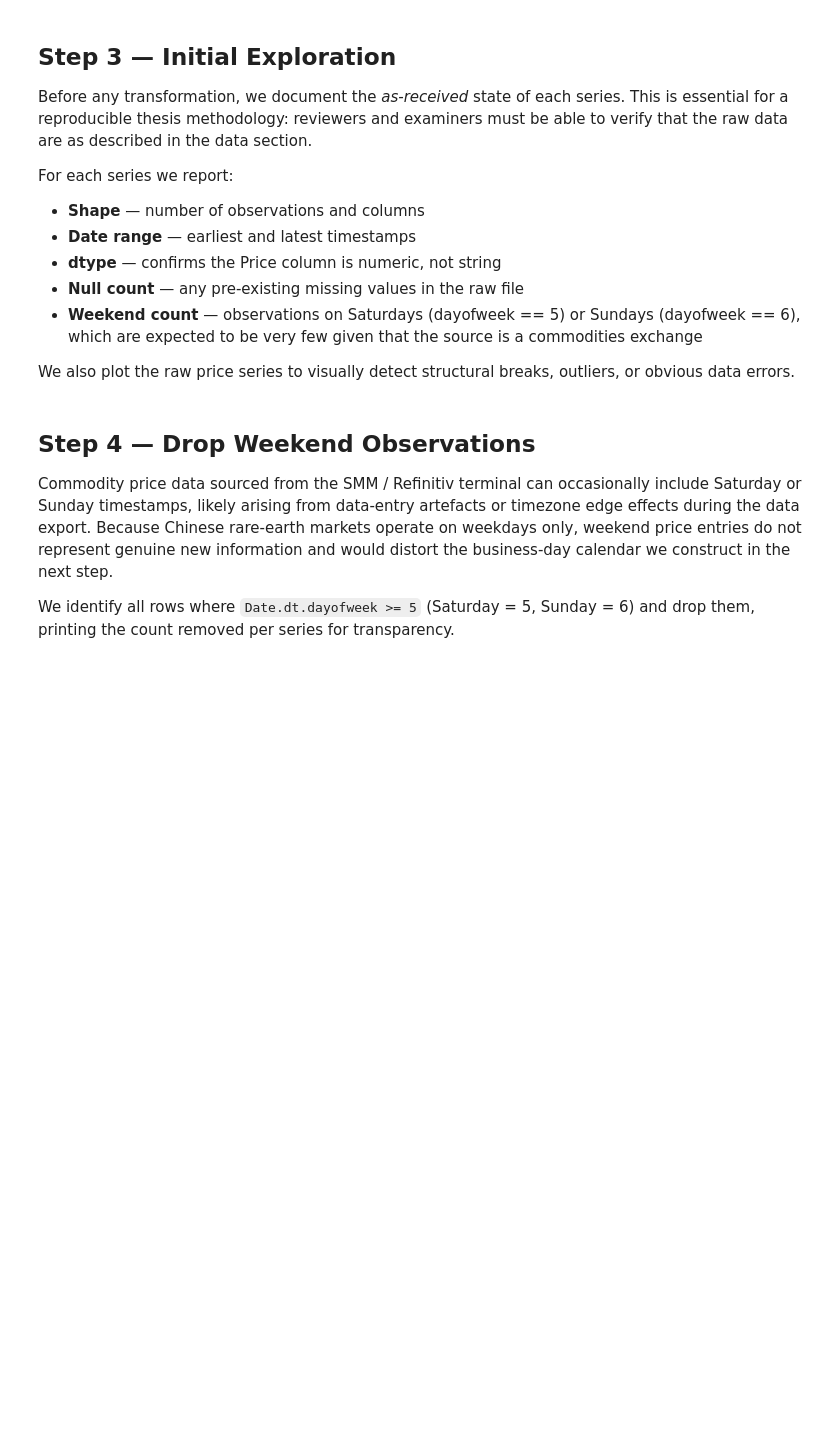
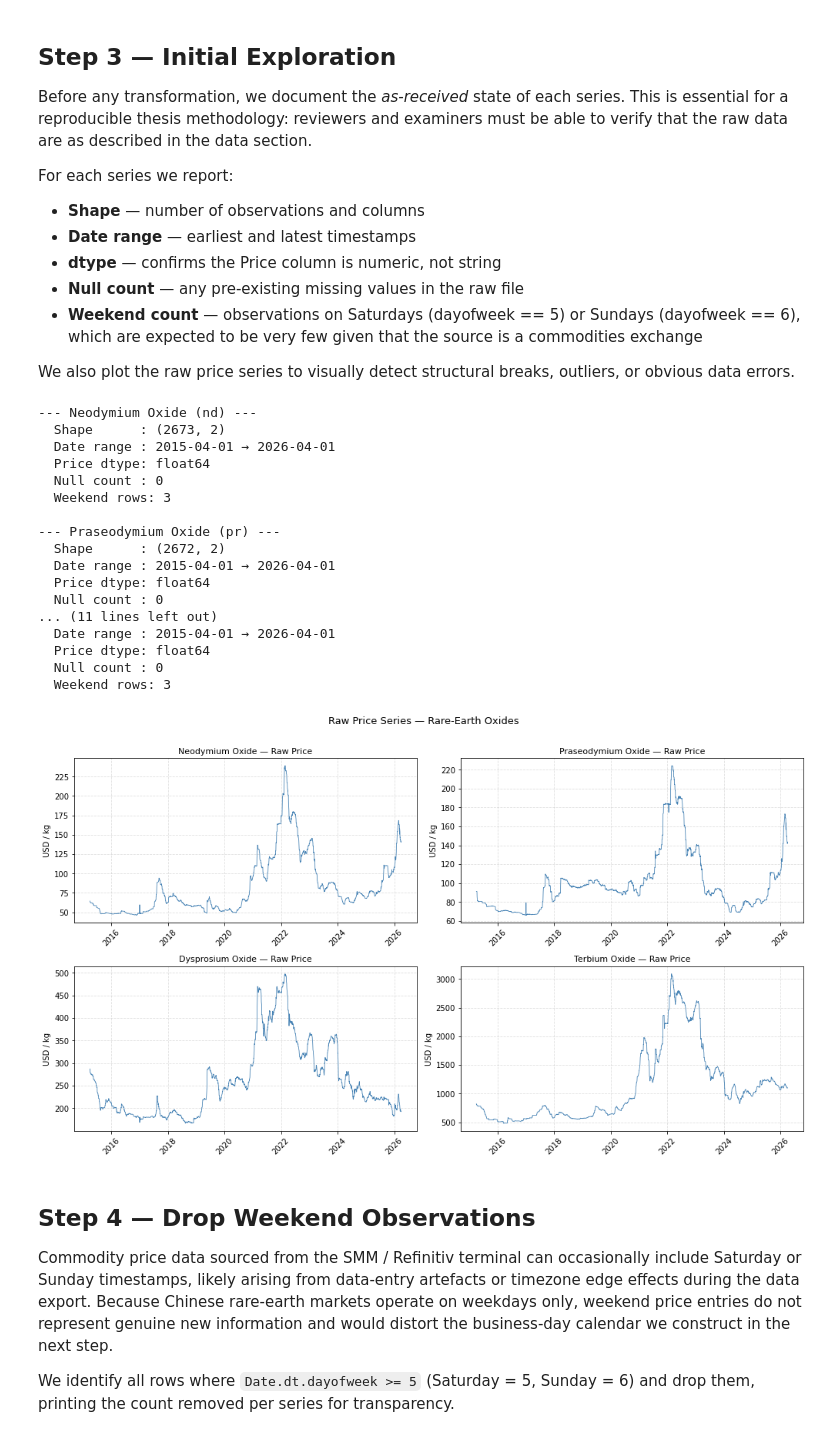
Before and after one commit to aleixcb/master_thesis_repo, a Jupyter notebook: cleaning pipeline notebook.ipynb, the cells around one changed output. Drawn from its saved outputs; the diff is of its cells as text; code cells hidden in the pictures; blank space fills up the shorter version.

Commit message:
Added date selection into load_series function. Changed dates to 2015-2026 timeframe. Fixed some typos like USD/tonne to USD/kg.

```diff
--- a/cleaning pipeline notebook.ipynb
+++ b/cleaning pipeline notebook.ipynb
@@ -53,21 +53,28 @@ MINERAL_LABELS = {
     'tb': 'Terbium Oxide',
 }
 
+# Set to None to load all available data, or a 'YYYY-MM-DD' string to filter
+START_DATE = '2015-04-01'
+END_DATE   = '2026-04-01'
 
-def load_series(filename: str) -> pd.DataFrame:
+
+def load_series(filename: str, start=None, end=None) -> pd.DataFrame:
     path = os.path.join(DATA_DIR, filename)
     df = pd.read_excel(path, header=[0, 1])
-    # Flatten MultiIndex: keep only second level for Date col, first for Price col
     df.columns = ['Date', 'Price']
     df['Date'] = pd.to_datetime(df['Date'])
     df = df.sort_values('Date').reset_index(drop=True)
-    return df
+    if start is not None:
+        df = df[df['Date'] >= pd.Timestamp(start)]
+    if end is not None:
+        df = df[df['Date'] <= pd.Timestamp(end)]
+    return df.reset_index(drop=True)
 
 
-nd_df = load_series(FILE_MAP['nd'])
-pr_df = load_series(FILE_MAP['pr'])
-dy_df = load_series(FILE_MAP['dy'])
-tb_df = load_series(FILE_MAP['tb'])
+nd_df = load_series(FILE_MAP['nd'], start=START_DATE, end=END_DATE)
+pr_df = load_series(FILE_MAP['pr'], start=START_DATE, end=END_DATE)
+dy_df = load_series(FILE_MAP['dy'], start=START_DATE, end=END_DATE)
+tb_df = load_series(FILE_MAP['tb'], start=START_DATE, end=END_DATE)
 
 SERIES = {'nd': nd_df, 'pr': pr_df, 'dy': dy_df, 'tb': tb_df}
 
@@ -90,32 +103,51 @@ We also plot the raw price series to visually detect structural breaks, outliers
 # %%
 fig, axes = plt.subplots(2, 2, figsize=(14, 8))
 axes = axes.flatten()
 
 for i, (key, df) in enumerate(SERIES.items()):
     label = MINERAL_LABELS[key]
     weekends = df['Date'].dt.dayofweek >= 5
     nulls = df['Price'].isna().sum()
 
     print(f'--- {label} ({key}) ---')
     print(f'  Shape      : {df.shape}')
     print(f'  Date range : {df["Date"].min().date()} → {df["Date"].max().date()}')
     print(f'  Price dtype: {df["Price"].dtype}')
     print(f'  Null count : {nulls}')
     print(f'  Weekend rows: {weekends.sum()}')
     print()
 
     ax = axes[i]
     ax.plot(df['Date'], df['Price'], linewidth=0.8, color='steelblue')
     ax.set_title(f'{label} — Raw Price', fontsize=11)
-    ax.set_ylabel('USD / tonne')
+    ax.set_ylabel('USD / kg')
     ax.xaxis.set_major_formatter(mdates.DateFormatter('%Y'))
     ax.xaxis.set_major_locator(mdates.YearLocator(2))
     ax.tick_params(axis='x', rotation=45)
     ax.grid(True, linestyle='--', alpha=0.4)
 
 plt.suptitle('Raw Price Series — Rare-Earth Oxides', fontsize=13, y=1.01)
 plt.tight_layout()
 plt.show()
+# %% [output]
+--- Neodymium Oxide (nd) ---
+  Shape      : (2673, 2)
+  Date range : 2015-04-01 → 2026-04-01
+  Price dtype: float64
+  Null count : 0
+  Weekend rows: 3
+
+--- Praseodymium Oxide (pr) ---
+  Shape      : (2672, 2)
+  Date range : 2015-04-01 → 2026-04-01
+  Price dtype: float64
+  Null count : 0
+... (11 lines left out)
+  Date range : 2015-04-01 → 2026-04-01
+  Price dtype: float64
+  Null count : 0
+  Weekend rows: 3
+[figure, added]
 # %% [markdown]
 ## Step 4 — Drop Weekend Observations
 
```
Also changed, not shown: parts of 20 cells of this notebook, 3 other files.
